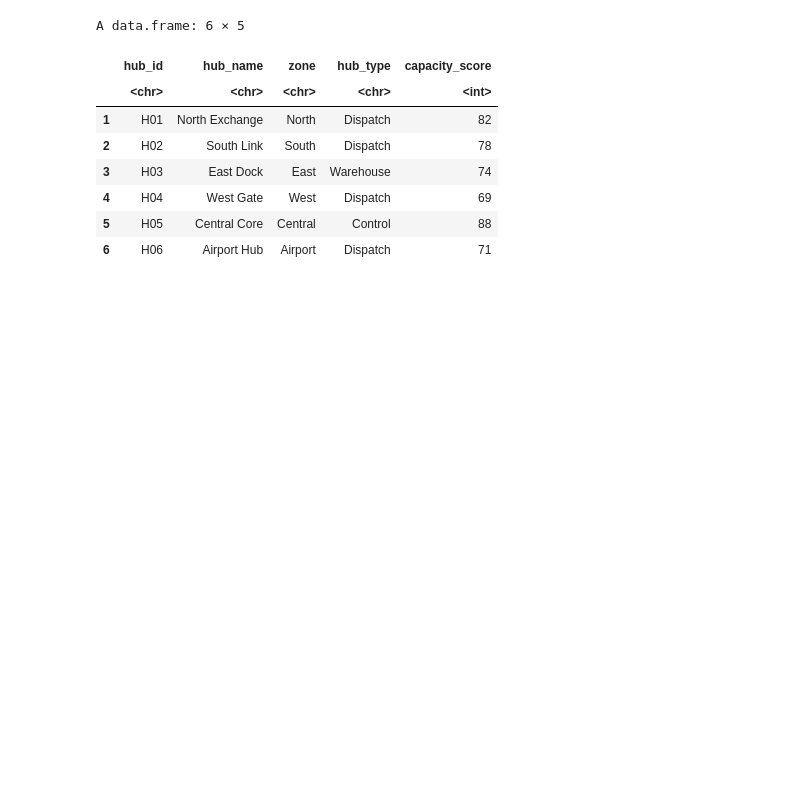
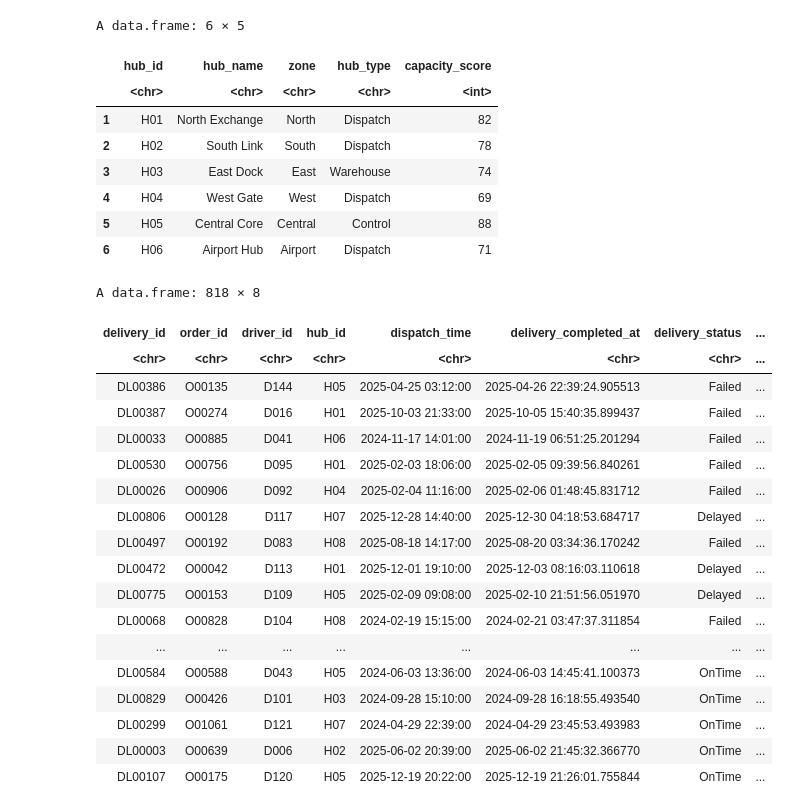
Before and after one commit to oshaajayaweera/Databases-and-Analytics, a Jupyter notebook: 01_SQL_in_R.ipynb, the cells around one changed output. Saved outputs shown, nothing was run; the diff lists cells and outputs as text; code cells hidden in the pictures; blank space fills up the shorter version.

```diff
--- a/01_SQL_in_R.ipynb
+++ b/01_SQL_in_R.ipynb
@@ -86,3 +86,42 @@ A data.frame: 6 × 5
 | 4 | H04 | West Gate | West | Dispatch | 69 |
 | 5 | H05 | Central Core | Central | Control | 88 |
 | 6 | H06 | Airport Hub | Airport | Dispatch | 71 |
+# %%
+query1 <- sqldf("
+SELECT
+    delivery_id,
+    order_id,
+    driver_id,
+    hub_id,
+    dispatch_time,
+    delivery_completed_at,
+    delivery_status,
+    ROUND((julianday(delivery_completed_at) - julianday(dispatch_time)) * 1440, 2) AS delivery_minutes
+FROM deliveries
+WHERE delivery_completed_at IS NOT NULL
+  AND dispatch_time IS NOT NULL
+  AND ROUND((julianday(delivery_completed_at) - julianday(dispatch_time)) * 1440, 2) > 60
+ORDER BY delivery_minutes DESC
+")
+
+query1
+# %% [output]
+A data.frame: 818 × 8
+| delivery_id | order_id | driver_id | hub_id | dispatch_time | delivery_completed_at | delivery_status | ... |
+| <chr> | <chr> | <chr> | <chr> | <chr> | <chr> | <chr> | ... |
+| DL00386 | O00135 | D144 | H05 | 2025-04-25 03:12:00 | 2025-04-26 22:39:24.905513 | Failed | ... |
+| DL00387 | O00274 | D016 | H01 | 2025-10-03 21:33:00 | 2025-10-05 15:40:35.899437 | Failed | ... |
+| DL00033 | O00885 | D041 | H06 | 2024-11-17 14:01:00 | 2024-11-19 06:51:25.201294 | Failed | ... |
+| DL00530 | O00756 | D095 | H01 | 2025-02-03 18:06:00 | 2025-02-05 09:39:56.840261 | Failed | ... |
+| DL00026 | O00906 | D092 | H04 | 2025-02-04 11:16:00 | 2025-02-06 01:48:45.831712 | Failed | ... |
+| DL00806 | O00128 | D117 | H07 | 2025-12-28 14:40:00 | 2025-12-30 04:18:53.684717 | Delayed | ... |
+| DL00497 | O00192 | D083 | H08 | 2025-08-18 14:17:00 | 2025-08-20 03:34:36.170242 | Failed | ... |
+| DL00472 | O00042 | D113 | H01 | 2025-12-01 19:10:00 | 2025-12-03 08:16:03.110618 | Delayed | ... |
+| DL00775 | O00153 | D109 | H05 | 2025-02-09 09:08:00 | 2025-02-10 21:51:56.051970 | Delayed | ... |
+| DL00068 | O00828 | D104 | H08 | 2024-02-19 15:15:00 | 2024-02-21 03:47:37.311854 | Failed | ... |
+| ... | ... | ... | ... | ... | ... | ... | ... |
+| DL00584 | O00588 | D043 | H05 | 2024-06-03 13:36:00 | 2024-06-03 14:45:41.100373 | OnTime | ... |
+| DL00829 | O00426 | D101 | H03 | 2024-09-28 15:10:00 | 2024-09-28 16:18:55.493540 | OnTime | ... |
+| DL00299 | O01061 | D121 | H07 | 2024-04-29 22:39:00 | 2024-04-29 23:45:53.493983 | OnTime | ... |
+| DL00003 | O00639 | D006 | H02 | 2025-06-02 20:39:00 | 2025-06-02 21:45:32.366770 | OnTime | ... |
+| DL00107 | O00175 | D120 | H05 | 2025-12-19 20:22:00 | 2025-12-19 21:26:01.755844 | OnTime | ... |
```
Also changed, not shown: parts of 5 cells of this notebook.
